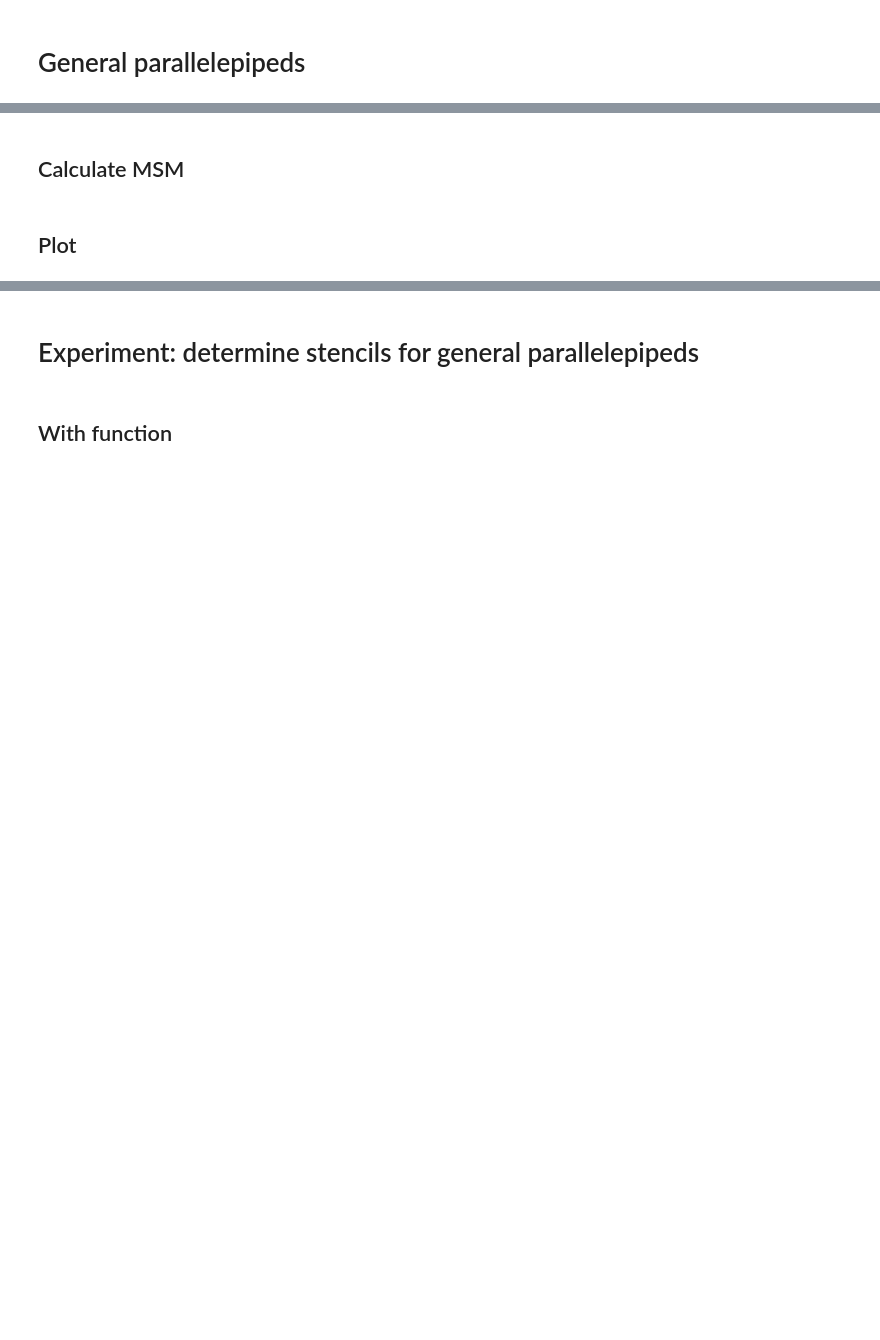
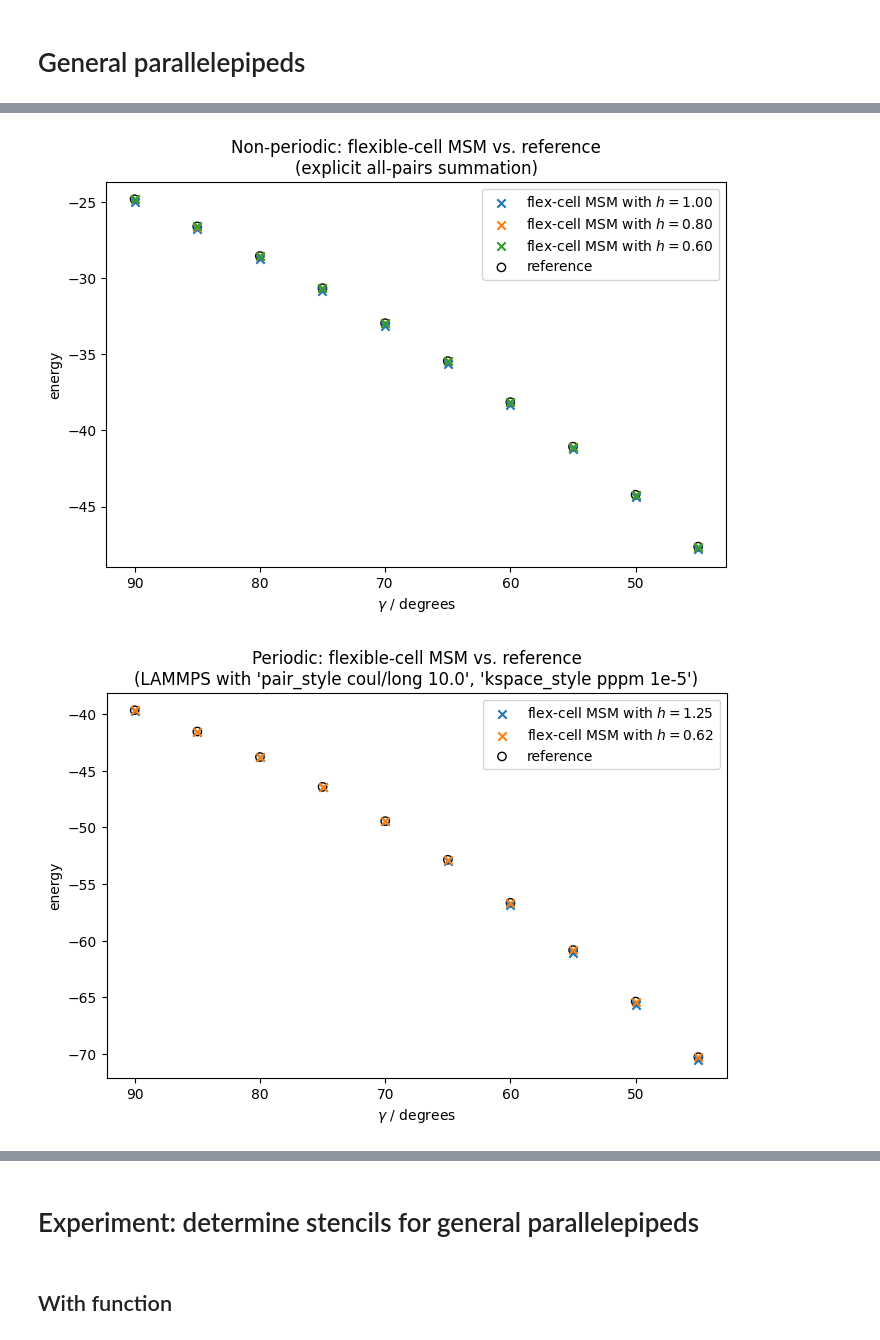
Before and after one commit to Madsen-s-research-group/msmjax, a Jupyter notebook: examples/flexible_cell.ipynb, the cells around one changed output, grey strips where cells are left out. Drawn from its saved outputs; the diff is of its cells as text; code cells hidden in the pictures; blank space fills up the shorter version.

```diff
--- a/examples/flexible_cell.ipynb
+++ b/examples/flexible_cell.ipynb
@@ -559,42 +576,0 @@ all_gammas = onp.arange(90, 40, -5).astype(float)
-# %%
-energies_ref_nonperiodic = onp.full_like(all_gammas, onp.nan)
-forces_ref_nonperiodic = onp.full((len(all_gammas), n_particles, 3), onp.nan)
-energies_ref_periodic = onp.full_like(energies_ref_nonperiodic, onp.nan)
-forces_ref_periodic = onp.full_like(forces_ref_nonperiodic, onp.nan)
-
-
-for i, gamma in enumerate(all_gammas):  # TODO
-    # Build deformed structure
-    pos_deformed, cell_deformed = make_deformed_structure(
-        gamma=gamma, c_a_ratio=C_A_RATIO
-    )
-
-    # Calc nonperiodic reference results
-    energies_ref_nonperiodic[i] = calc_energy_ref_nonperiodic(
-        pos_deformed, chg
-    )
-    forces_ref_nonperiodic[i] = calc_forces_ref_nonperiodic(pos_deformed, chg)
-
-    # Calc periodic reference results
-    try:
-        e_ref, f_ref_periodic = calc_e_and_f_ref_periodic(
-            pos_deformed, chg, cell_deformed
-        )
-        energies_ref_periodic[i] = e_ref
-        forces_ref_periodic[i] = f_ref_periodic
-    except Exception as e:
-        print(repr(e))
-        continue
-
-results_ref = {
-    "pbc-False": {
-        "energies": energies_ref_nonperiodic,
-        "forces": forces_ref_nonperiodic,
-    },
-    "pbc-True": {
-        "energies": energies_ref_periodic,
-        "forces": forces_ref_periodic,
-    },
-}
-# %% [markdown]
-## Calculate MSM
@@ -648,2 +576,0 @@ for pbc_key, pbc in zip(
-# %% [markdown]
-## Plot
@@ -656,31 +577,34 @@ plot_titles = {
 # %%
 for key_pbcs in ["pbc-False", "pbc-True"]:
-    fig, ax = plt.subplots(figsize=figsize)
-    ax.set_title(plot_titles[key_pbcs])
+    fig, ax = plt.subplots(figsize=FIGSIZE)
+    ax.set_title(PLOT_TITLES[key_pbcs])
     # TODO: axis label
     ax.set_xlabel("$\gamma$ / degrees")
     ax.set_ylabel("energy")
     for h, res in results_msm_flex[key_pbcs].items():
         ax.scatter(
             # all_deformations, # TODO
             all_gammas,
             res["energies"],
             label=f"flex-cell MSM with $h={h:.2f}$",
             marker="x",
         )
     ax.scatter(
         # all_deformations, # TODO
         all_gammas,
         results_ref[key_pbcs]["energies"],
         color="black",
         facecolor="none",
         label="reference",
         zorder=-10,
     )
     ax.invert_xaxis()
     # ax.axvline(1.0, color="gray")
     ax.legend()
     # fig.savefig(f"energies_{key_pbcs}.pdf")
     plt.show()
+# %% [output]
+[figure, added]
+[figure, added]
 # %%
 for key_pbcs in ["pbc-False", "pbc-True"]:
```
Also changed, not shown: parts of 67 cells of this notebook, 1 other file.
